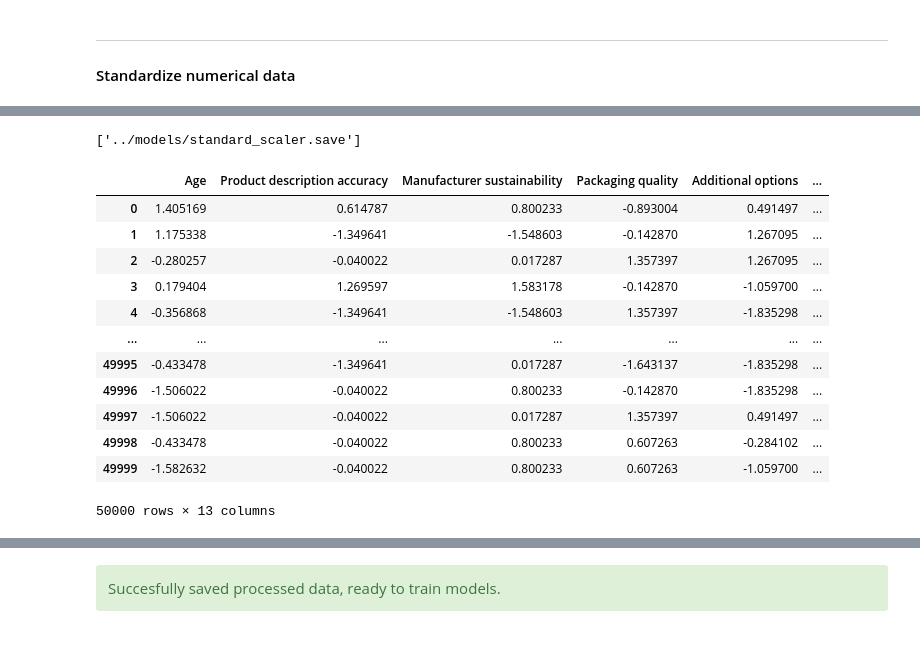
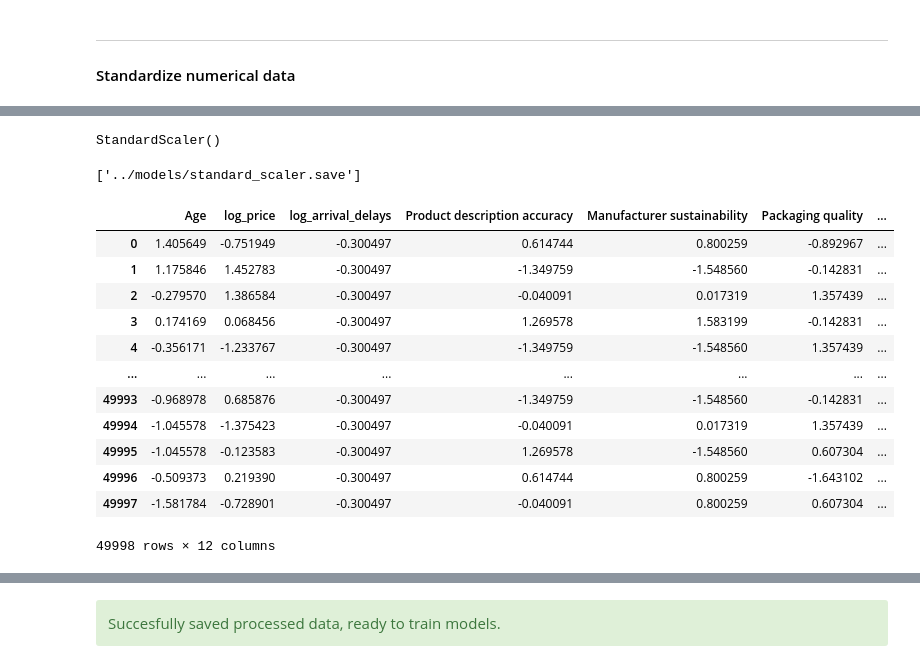
Before and after one commit to FedericoCantarelli/Customer-Satisfaction-Yojo, a Jupyter notebook: notebooks/2.0-fc-dataexploration.ipynb, the cells around one changed output, grey strips where cells are left out. Drawn from its saved outputs; the diff is of its cells as text; code cells hidden in the pictures.

Commit message:
Features selection

```diff
--- a/notebooks/2.0-fc-dataexploration.ipynb
+++ b/notebooks/2.0-fc-dataexploration.ipynb
@@ -197,0 +430,4 @@ selection.remove('Satisfaction')
+# %%
+# Load selected fetures dataset
+df = pd.read_csv('../data/interim/selected_features.csv', index_col=0)
+df
@@ -198,5 +448,5 @@ selection.remove('Satisfaction')
 # %%
-from sklearn.preprocessing import StandardScaler
-scaler = StandardScaler()
-scaler.fit(df_numerical[selection])
+# Data standardization except for the last column (target)
+df_numerical = df.iloc[:,:-1].select_dtypes(include=[np.number])
+df_numerical
 # %% [output]
@@ -204,3 +466,9 @@ StandardScaler()
+# %%
+from sklearn.preprocessing import StandardScaler
+scaler = StandardScaler()
+scaler.fit(df_numerical)
+# %% [output]
+StandardScaler()
 # %%
 # Save the scaler
 import joblib
@@ -209,22 +477,22 @@ joblib.dump(scaler, scaler_filename)
 # %% [output]
 ['../models/standard_scaler.save']
 # %%
-df_scaled = pd.DataFrame(scaler.transform(df_numerical[selection]))
-df_scaled.columns = df_numerical[selection].columns
+df_scaled_num = pd.DataFrame(scaler.transform(df_numerical))
+df_scaled_num.columns = df_numerical.columns
 # %%
-df_scaled
+df_scaled_num
 # %% [output]
-|  | Age | Product description accuracy | Manufacturer sustainability | Packaging quality | Additional options | ... |
-| 0 | 1.405169 | 0.614787 | 0.800233 | -0.893004 | 0.491497 | ... |
-| 1 | 1.175338 | -1.349641 | -1.548603 | -0.142870 | 1.267095 | ... |
-| 2 | -0.280257 | -0.040022 | 0.017287 | 1.357397 | 1.267095 | ... |
-| 3 | 0.179404 | 1.269597 | 1.583178 | -0.142870 | -1.059700 | ... |
-| 4 | -0.356868 | -1.349641 | -1.548603 | 1.357397 | -1.835298 | ... |
-| ... | ... | ... | ... | ... | ... | ... |
-| 49995 | -0.433478 | -1.349641 | 0.017287 | -1.643137 | -1.835298 | ... |
-| 49996 | -1.506022 | -0.040022 | 0.800233 | -0.142870 | -1.835298 | ... |
-| 49997 | -1.506022 | -0.040022 | 0.017287 | 1.357397 | 0.491497 | ... |
-| 49998 | -0.433478 | -0.040022 | 0.800233 | 0.607263 | -0.284102 | ... |
-| 49999 | -1.582632 | -0.040022 | 0.800233 | 0.607263 | -1.059700 | ... |
+|  | Age | log_price | log_arrival_delays | Product description accuracy | Manufacturer sustainability | Packaging quality | ... |
+| 0 | 1.405649 | -0.751949 | -0.300497 | 0.614744 | 0.800259 | -0.892967 | ... |
+| 1 | 1.175846 | 1.452783 | -0.300497 | -1.349759 | -1.548560 | -0.142831 | ... |
+| 2 | -0.279570 | 1.386584 | -0.300497 | -0.040091 | 0.017319 | 1.357439 | ... |
+| 3 | 0.174169 | 0.068456 | -0.300497 | 1.269578 | 1.583199 | -0.142831 | ... |
+| 4 | -0.356171 | -1.233767 | -0.300497 | -1.349759 | -1.548560 | 1.357439 | ... |
+| ... | ... | ... | ... | ... | ... | ... | ... |
+| 49993 | -0.968978 | 0.685876 | -0.300497 | -1.349759 | -1.548560 | -0.142831 | ... |
+| 49994 | -1.045578 | -1.375423 | -0.300497 | -0.040091 | 0.017319 | 1.357439 | ... |
+| 49995 | -1.045578 | -0.123583 | -0.300497 | 1.269578 | -1.548560 | 0.607304 | ... |
+| 49996 | -0.509373 | 0.219390 | -0.300497 | 0.614744 | 0.800259 | -1.643102 | ... |
+| 49997 | -1.581784 | -0.728901 | -0.300497 | -0.040091 | 0.800259 | 0.607304 | ... |
-50000 rows × 13 columns
+49998 rows × 12 columns
 # %%
```
Also changed, not shown: parts of 55 cells of this notebook, 24 other files.
